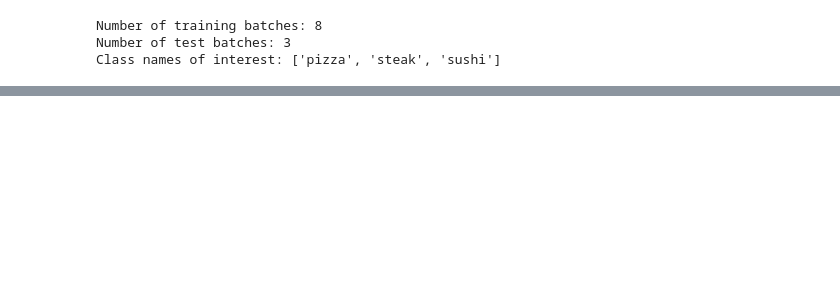
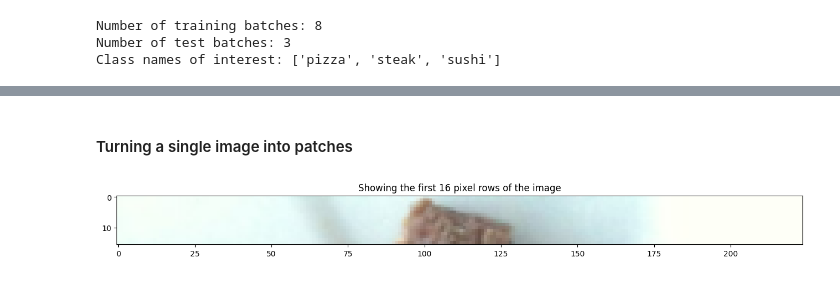
Before and after one commit to tituslhy/symmetrical-octo-spork, a Jupyter notebook: Notebooks/8. Paper_Replicating.ipynb, the cells around one changed output, grey strips where cells are left out. Saved outputs shown, nothing was run; the diff lists cells and outputs as text; code cells hidden in the pictures; blank space fills up the shorter version.

Commit message:
coded patchifying algorithm

```diff
--- a/Notebooks/8. Paper_Replicating.ipynb
+++ b/Notebooks/8. Paper_Replicating.ipynb
@@ -92,0 +142,11 @@ plt.show()
+# %% [markdown]
+#### Turning a single image into patches
+# %%
+image_permuted = image.permute(1,2,0)
+PATCH_SIZE = 16
+plt.figure(figsize = (PATCH_SIZE, PATCH_SIZE))
+plt.imshow(image_permuted[:PATCH_SIZE, :, :])
+plt.title("Showing the first 16 pixel rows of the image")
+plt.show()
+# %% [output]
+[figure, added]
```
Also changed, not shown: parts of 18 cells of this notebook.
